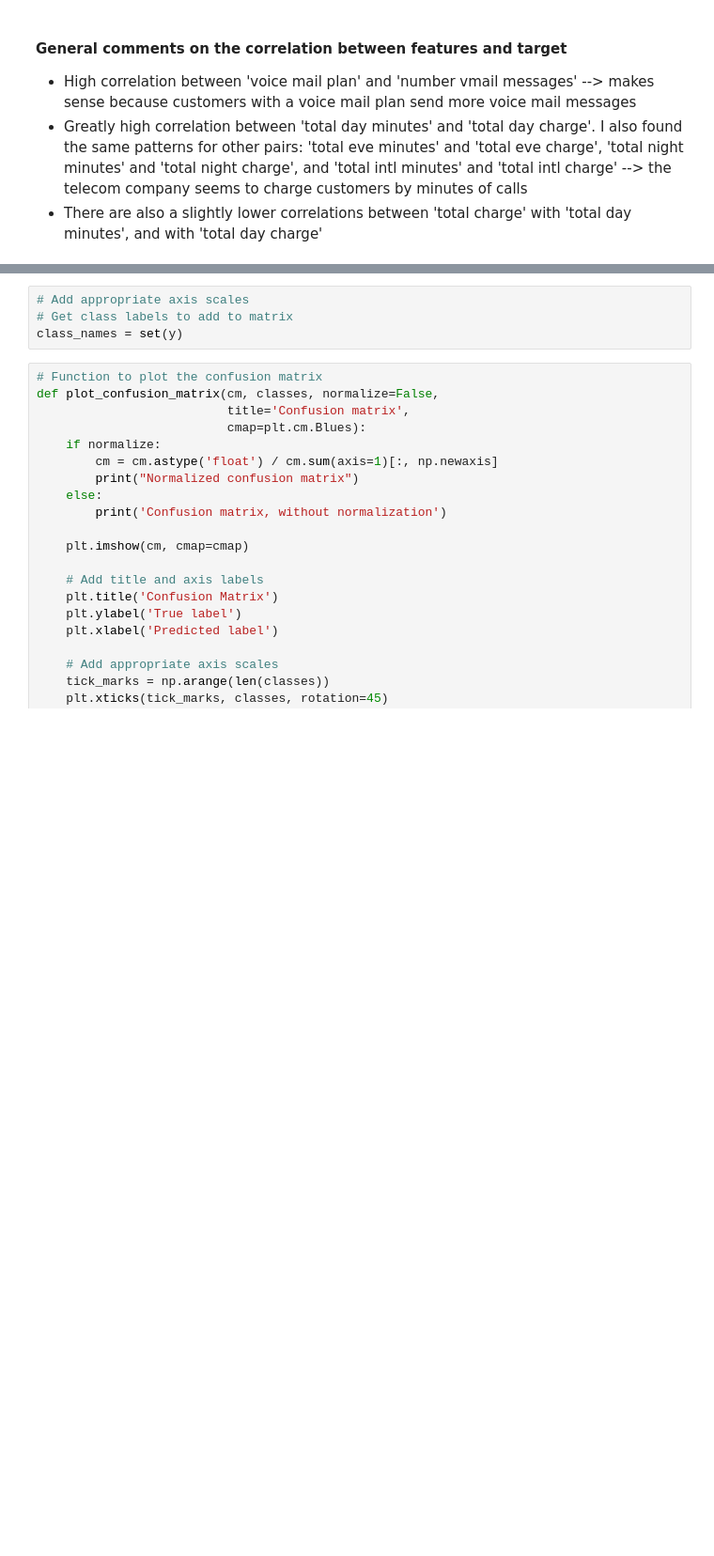
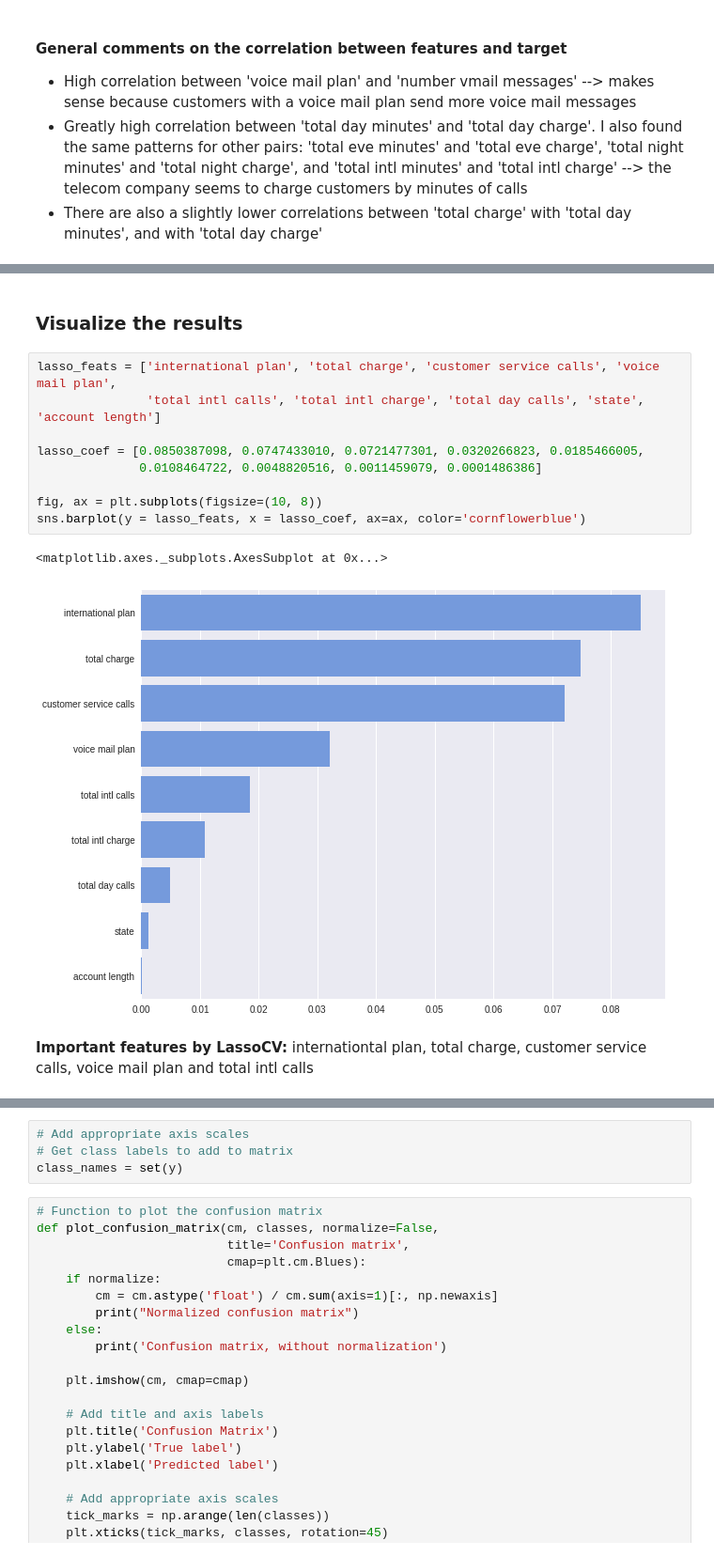
Before and after one commit to linhmai19/dsc-mod-3-project-v2-1-online-ds-sp-000, a Jupyter notebook: customer_churn_analysis.ipynb, the cells around one changed output, grey strips where cells are left out. Shown: that part at 94% size. Drawn from its saved outputs; the diff is of its cells as text; blank space fills up the shorter version.

```diff
--- a/customer_churn_analysis.ipynb
+++ b/customer_churn_analysis.ipynb
@@ -310,0 +318,16 @@ Confusion Matrix:
+# %% [markdown]
+### Visualize the results
+# %%
+lasso_feats = ['international plan', 'total charge', 'customer service calls', 'voice mail plan',
+               'total intl calls', 'total intl charge', 'total day calls', 'state', 'account length']
+
+lasso_coef = [0.0850387098, 0.0747433010, 0.0721477301, 0.0320266823, 0.0185466005,
+              0.0108464722, 0.0048820516, 0.0011459079, 0.0001486386]
+
+fig, ax = plt.subplots(figsize=(10, 8))
+sns.barplot(y = lasso_feats, x = lasso_coef, ax=ax, color='cornflowerblue')
+# %% [output]
+<matplotlib.axes._subplots.AxesSubplot at 0x...>
+[figure, added]
+# %% [markdown]
+**Important features by LassoCV:** internationtal plan, total charge, customer service calls, voice mail plan and total intl calls
```
Also changed, not shown: parts of 111 cells of this notebook, 1 other file.
